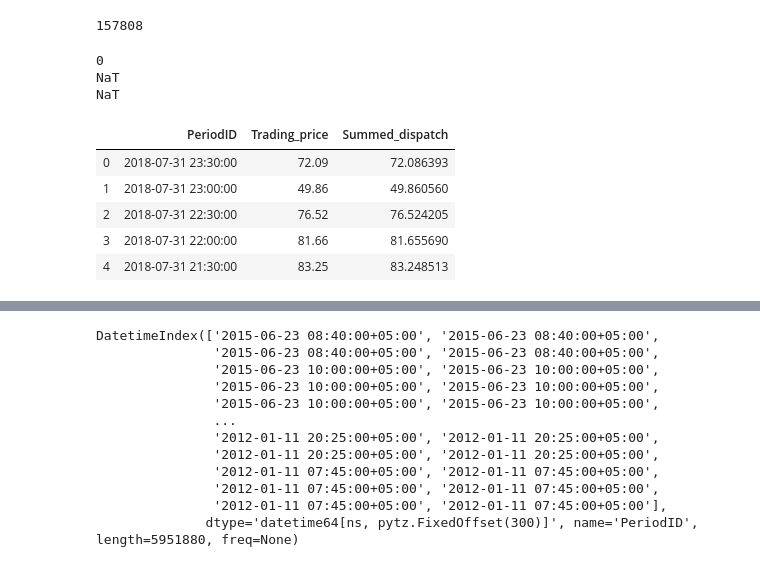
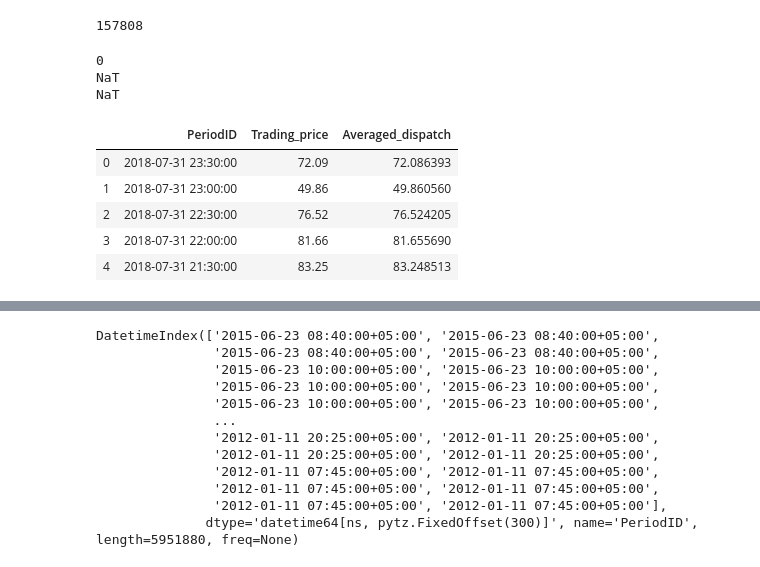
Before and after one commit to bkubsch/marginal-carbon, a Jupyter notebook: notebooks/05_Dispatched_vs_traded.ipynb, the cells around one changed output, grey strips where cells are left out. Saved outputs shown, nothing was run; the diff lists cells and outputs as text; code cells hidden in the pictures.

```diff
--- a/notebooks/Dispatched_vs_traded.ipynb
+++ b/notebooks/05_Dispatched_vs_traded.ipynb
@@ -248,38 +177,40 @@ df_trading_dispatch.loc[:,["Dispatch_price"]].iloc[:5,:].agg(['mean', 'max','min
 | max | 76.44245 |
 | min | 69.24109 |
 # %%
-bin_column = df_grouped_price.loc[:,"Price"]
-bin_size = 6
-bin_sums = []
-#count=0
-for i in df_grouped_price.index[:df_grouped_price.shape[0]:bin_size]:
-    #count+=1
-    j = i + bin_size
-    bin_sum = sum(bin_column.iloc[i:j])/6
-    #print(i,j)
-    #print(bin_column.iloc[i:j])
-    #print(sum(bin_column.iloc[i:j]))
-    #print(sum(bin_column.iloc[i:j])/6)
-    bin_sums.append(bin_sum)
-    #if count > 5:
-    #    break
+#bin_column = df_grouped_price.loc[:,"Price"]
+#bin_size = 6
+
+def bin_sums(table, col, bin_size):
+    '''
+    table=table_of_interest
+    col="col_of_interest"
+    bin_size=sum over number of rows each time as int
+    '''
+    bin_sums = []
+    for i in table.index[:table.shape[0]:bin_size]:
+        j = i + bin_size
+        bin_sum = sum(table[col].iloc[i:j])/6
+        bin_sums.append(bin_sum)
+    return bin_sums
+# %%
+bin_sums = bin_sums(df_grouped_price, "Price", 6)
 # %%
 len(bin_sums) #make assert bin_sums == bla / 6 == len(df_trading_price)
 # %% [output]
 157808
 # %%
-df_trading_price_corr["Summed_dispatch"] = pd.DataFrame(data=bin_sums)
-print(len(df_trading_price_corr[df_trading_price_corr.Summed_dispatch.isna()]))
-print(df_trading_price_corr[df_trading_price_corr.Summed_dispatch.isna()]["PeriodID"].max())
-print(df_trading_price_corr[df_trading_price_corr.Summed_dispatch.isna()]["PeriodID"].min())
+df_trading_price_corr["Averaged_dispatch"] = pd.DataFrame(data=bin_sums)
+print(len(df_trading_price_corr[df_trading_price_corr.Averaged_dispatch.isna()]))
+print(df_trading_price_corr[df_trading_price_corr.Averaged_dispatch.isna()]["PeriodID"].max())
+print(df_trading_price_corr[df_trading_price_corr.Averaged_dispatch.isna()]["PeriodID"].min())
 df_trading_price_corr.head()
 
 #assert!!!
 # %% [output]
 0
 NaT
 NaT
-|  | PeriodID | Trading_price | Summed_dispatch |
+|  | PeriodID | Trading_price | Averaged_dispatch |
 | 0 | 2018-07-31 23:30:00 | 72.09 | 72.086393 |
 | 1 | 2018-07-31 23:00:00 | 49.86 | 49.860560 |
 | 2 | 2018-07-31 22:30:00 | 76.52 | 76.524205 |
```
Also changed, not shown: parts of 16 cells of this notebook, 6 other files.
